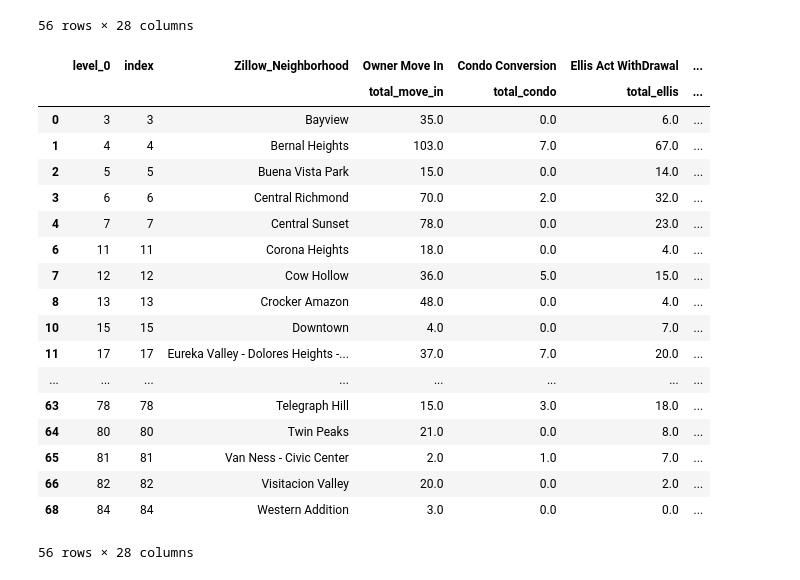
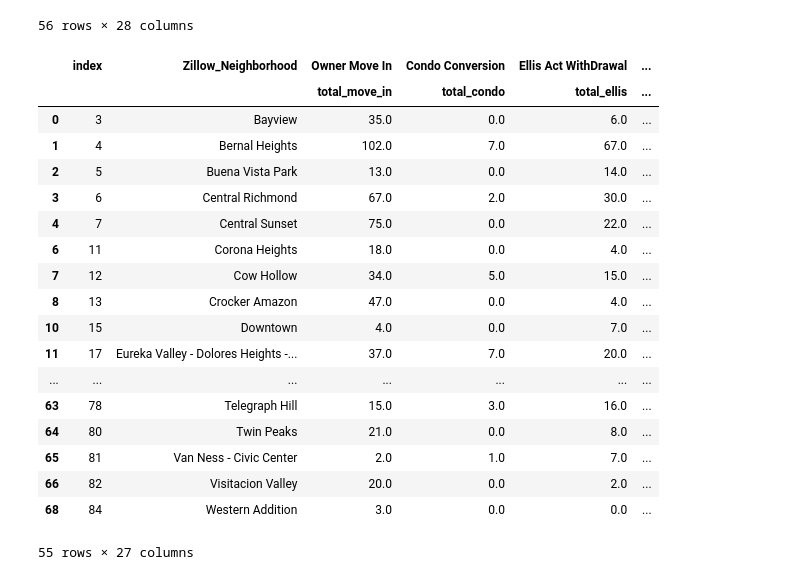
Before and after one commit to Jkremr/evictions-home-values, a Jupyter notebook: evictions-home-values.ipynb, the cells around one changed output. Saved outputs shown, nothing was run; the diff lists cells and outputs as text; code cells hidden in the pictures.

```diff
--- a/evictions-home-values.ipynb
+++ b/evictions-home-values.ipynb
@@ -280,51 +280,51 @@ baseaggregation = {
 }
 
 # Adding a key value pair for the zillow value increase for our lookback function.
 aggregation_lookback = dict(baseaggregation)
 aggregation_lookback.update({ 'Z_Value_Increase' : {'average_value_increase' : 'mean'},})
 
-lookbackperiod_mos = 18 # This is the number of lookback months to find change in home values prior to an eviction
+lookbackperiod_mos = 24 # This is the number of lookback months to find change in home values prior to an eviction
 lookbackdf = df[df['File Date'] > (mindate + relativedelta(months=+lookbackperiod_mos)) ]
 
 # Merge the results of our calls to neighborhood() back to our dataframe.
 lookbackdf = lookbackdf.merge(lookbackdf.apply(lambda row: addPricingData_lookback(row, lookbackperiod_mos), axis = 1), left_on='Eviction ID', right_on='Eviction_id')
 
 # Creating a dataframe to group by neighborhood.
-groupby_hood = lookbackdf.groupby(['Zillow_Neighborhood'],as_index=False).agg(aggregation_lookback).reset_index()
+groupby_hood = lookbackdf.groupby([('Zillow_Neighborhood')],as_index=True).agg(aggregation_lookback).reset_index()
 
 groupby_hood[('total_non_cause','total_non_cause')] = groupby_hood[[
                                                ('Owner Move In', 'total_move_in'),
                                                ('Condo Conversion', 'total_condo'),
                                                ('Ellis Act WithDrawal', 'total_ellis'),
                                                ('Substantial Rehab', 'total_substantial_rehab'),
                                                ('Lead Remediation', 'total_lead'),
                                                ('Development', 'total_development')
                                                ]].sum(axis=1)
 groupby_hood[('non_cause_frequency','non_cause_frequency')] = (groupby_hood[('total_non_cause','total_non_cause')]/
                                                                groupby_hood[('Eviction ID','total_evictions')]
                                                               )
 groupby_hood = groupby_hood.dropna(subset=[('Z_Value_Increase', 'average_value_increase')]).reset_index()
 # # Drop neighborhoods with small sample sizes.
 groupby_hood = groupby_hood[groupby_hood[('Eviction ID', 'total_evictions')] > 40]
 
 groupby_hood
 # %% [output]
-|  | level_0 | index | Zillow_Neighborhood | Owner Move In | Condo Conversion | Ellis Act WithDrawal | ... |
-|  |  |  |  | total_move_in | total_condo | total_ellis | ... |
-| 0 | 3 | 3 | Bayview | 35.0 | 0.0 | 6.0 | ... |
-| 1 | 4 | 4 | Bernal Heights | 103.0 | 7.0 | 67.0 | ... |
-| 2 | 5 | 5 | Buena Vista Park | 15.0 | 0.0 | 14.0 | ... |
-| 3 | 6 | 6 | Central Richmond | 70.0 | 2.0 | 32.0 | ... |
-| 4 | 7 | 7 | Central Sunset | 78.0 | 0.0 | 23.0 | ... |
-| 6 | 11 | 11 | Corona Heights | 18.0 | 0.0 | 4.0 | ... |
-| 7 | 12 | 12 | Cow Hollow | 36.0 | 5.0 | 15.0 | ... |
-| 8 | 13 | 13 | Crocker Amazon | 48.0 | 0.0 | 4.0 | ... |
-| 10 | 15 | 15 | Downtown | 4.0 | 0.0 | 7.0 | ... |
-| 11 | 17 | 17 | Eureka Valley - Dolores Heights -... | 37.0 | 7.0 | 20.0 | ... |
-| ... | ... | ... | ... | ... | ... | ... | ... |
-| 63 | 78 | 78 | Telegraph Hill | 15.0 | 3.0 | 18.0 | ... |
-| 64 | 80 | 80 | Twin Peaks | 21.0 | 0.0 | 8.0 | ... |
-| 65 | 81 | 81 | Van Ness - Civic Center | 2.0 | 1.0 | 7.0 | ... |
-| 66 | 82 | 82 | Visitacion Valley | 20.0 | 0.0 | 2.0 | ... |
-| 68 | 84 | 84 | Western Addition | 3.0 | 0.0 | 0.0 | ... |
+|  | index | Zillow_Neighborhood | Owner Move In | Condo Conversion | Ellis Act WithDrawal | ... |
+|  |  |  | total_move_in | total_condo | total_ellis | ... |
+| 0 | 3 | Bayview | 35.0 | 0.0 | 6.0 | ... |
+| 1 | 4 | Bernal Heights | 102.0 | 7.0 | 67.0 | ... |
+| 2 | 5 | Buena Vista Park | 13.0 | 0.0 | 14.0 | ... |
+| 3 | 6 | Central Richmond | 67.0 | 2.0 | 30.0 | ... |
+| 4 | 7 | Central Sunset | 75.0 | 0.0 | 22.0 | ... |
+| 6 | 11 | Corona Heights | 18.0 | 0.0 | 4.0 | ... |
+| 7 | 12 | Cow Hollow | 34.0 | 5.0 | 15.0 | ... |
+| 8 | 13 | Crocker Amazon | 47.0 | 0.0 | 4.0 | ... |
+| 10 | 15 | Downtown | 4.0 | 0.0 | 7.0 | ... |
+| 11 | 17 | Eureka Valley - Dolores Heights -... | 37.0 | 7.0 | 20.0 | ... |
+| ... | ... | ... | ... | ... | ... | ... |
+| 63 | 78 | Telegraph Hill | 15.0 | 3.0 | 16.0 | ... |
+| 64 | 80 | Twin Peaks | 21.0 | 0.0 | 8.0 | ... |
+| 65 | 81 | Van Ness - Civic Center | 2.0 | 1.0 | 7.0 | ... |
+| 66 | 82 | Visitacion Valley | 20.0 | 0.0 | 2.0 | ... |
+| 68 | 84 | Western Addition | 3.0 | 0.0 | 0.0 | ... |
-56 rows × 28 columns
+55 rows × 27 columns
```
Also changed, not shown: parts of 9 cells of this notebook.
